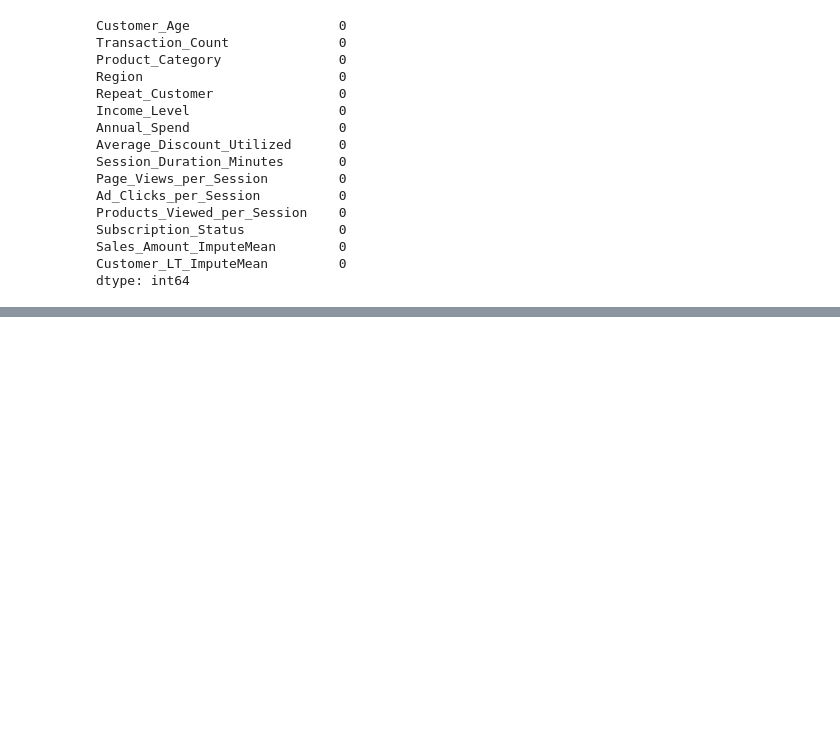
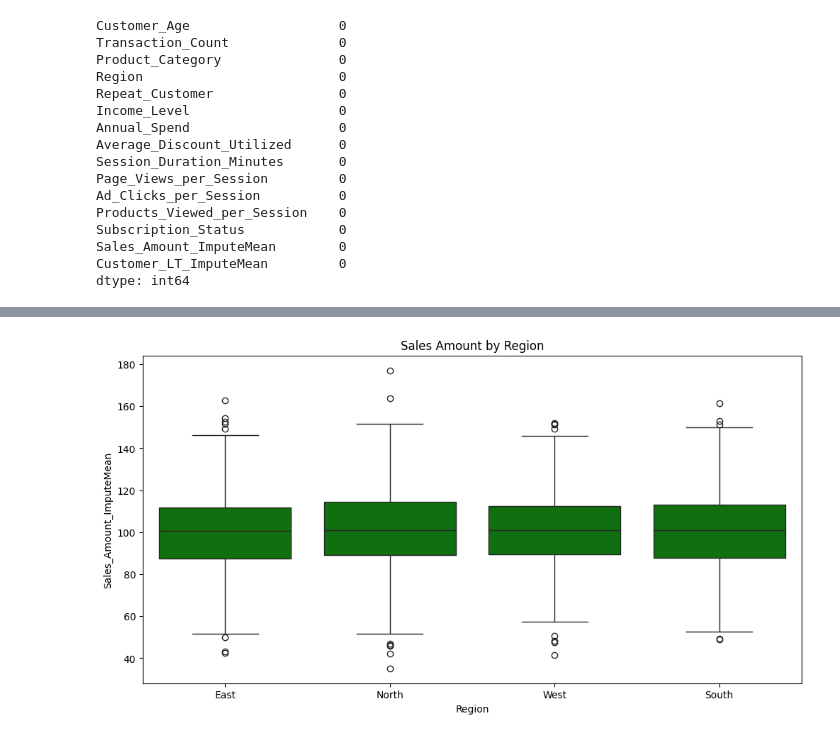
Before and after one commit to xiu-shi/DA_L7, a Jupyter notebook: L7_term2/visualization/CA2_visual_prep_v2.ipynb, the cells around one changed output, grey strips where cells are left out. Cells and saved outputs as stored; diff of their text form; code cells hidden in the pictures; blank space fills up the shorter version.

```diff
--- a/L7_term2/visualization/CA2_visual_prep_v2.ipynb
+++ b/L7_term2/visualization/CA2_visual_prep_v2.ipynb
@@ -151,0 +193,8 @@ df_ImputeMean.info()
+# %%
+## 3. Sales Amount (Imputed Mean) by Region Boxplots
+plt.figure(figsize=(12, 6))
+sns.boxplot(x="Region",y="Sales_Amount_ImputeMean",color="green",data=df_ImputeMean)
+plt.title("Sales Amount by Region")
+plt.show()
+# %% [output]
+[figure, added]
```
Also changed, not shown: parts of 4 cells of this notebook, 1 other file.
